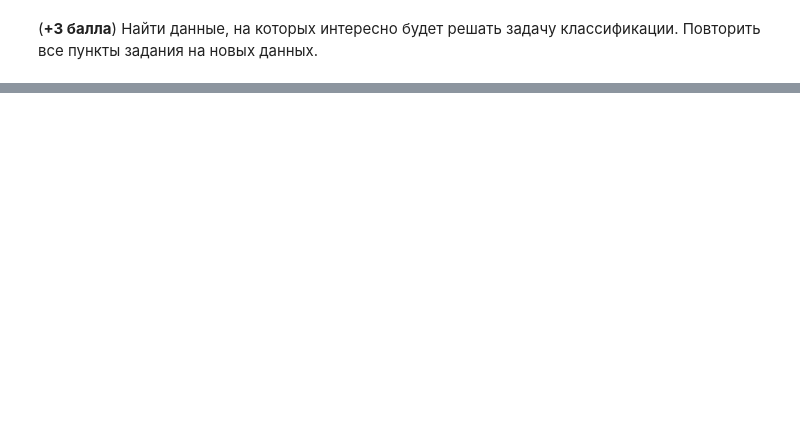
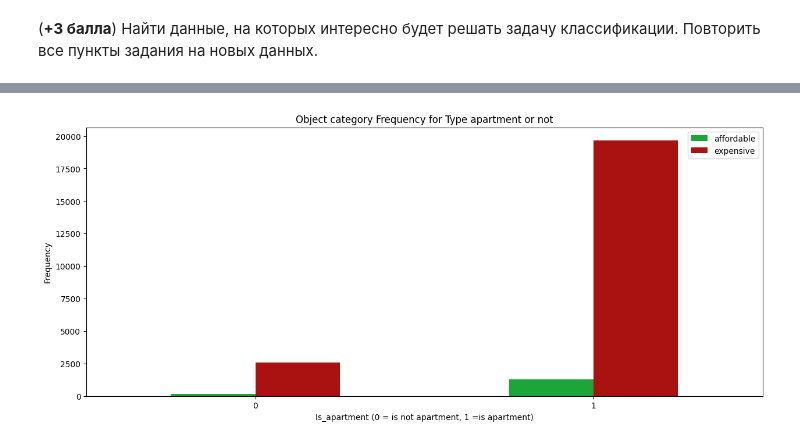
Before and after one commit to sabahoth01/Machine-learning-tasks, a Jupyter notebook: task3.ipynb, the cells around one changed output, grey strips where cells are left out. Saved outputs shown, nothing was run; the diff lists cells and outputs as text; code cells hidden in the pictures; blank space fills up the shorter version.

```diff
--- a/task3.ipynb
+++ b/task3.ipynb
@@ -1013,0 +598,10 @@ plt.show()
+# %%
+pd.crosstab(cleaned_data.is_apartment,cleaned_data.target).plot(kind="bar", figsize=(15, 6), color=['#1CA53B', '#AA1111' ])
+plt.title('Object category Frequency for Type apartment or not')
+plt.xlabel('Is_apartment (0 = is not apartment, 1 =is apartment)')
+plt.xticks(rotation=0)
+plt.legend(["affordable", "expensive"])
+plt.ylabel('Frequency')
+plt.show()
+# %% [output]
+[figure, added]
```
Also changed, not shown: parts of 58 cells of this notebook.
